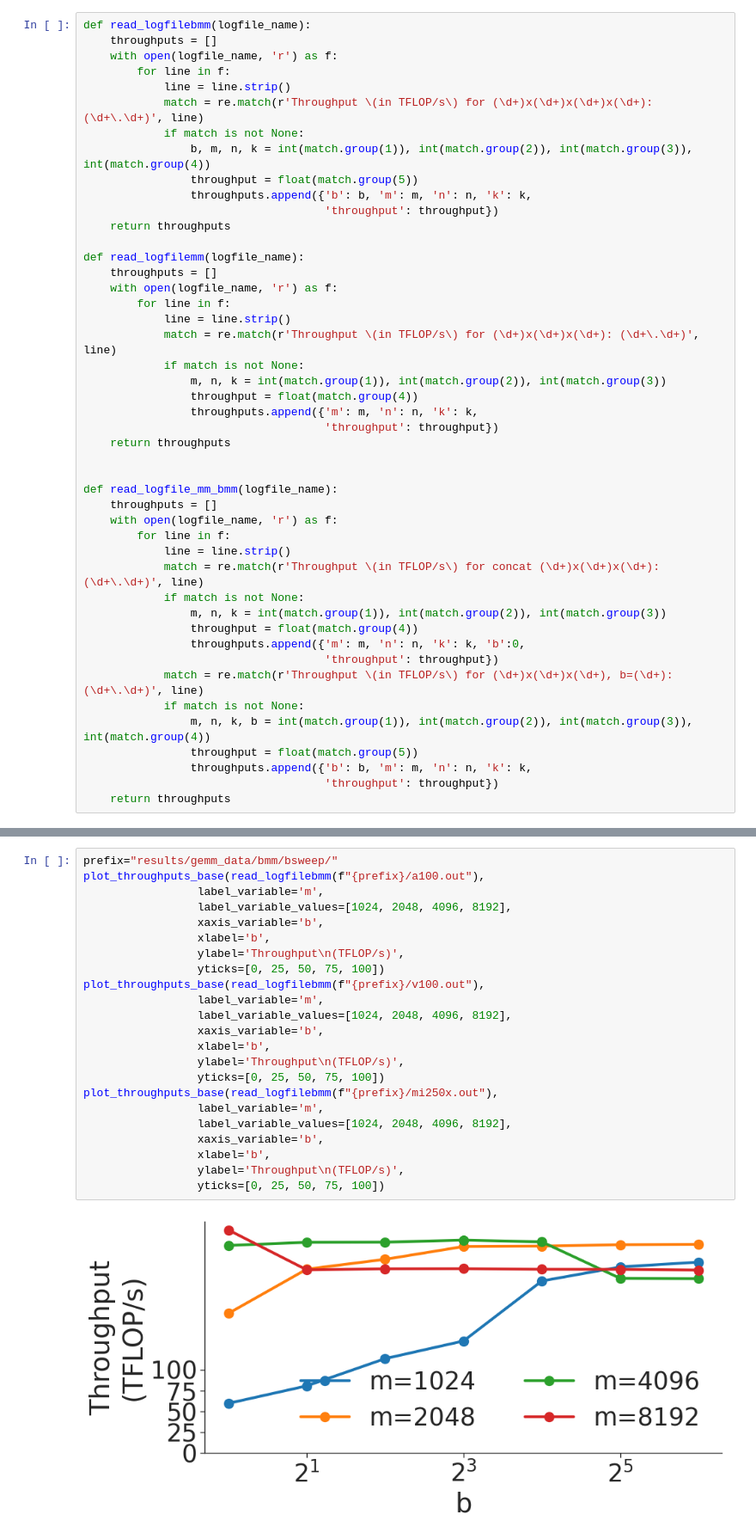
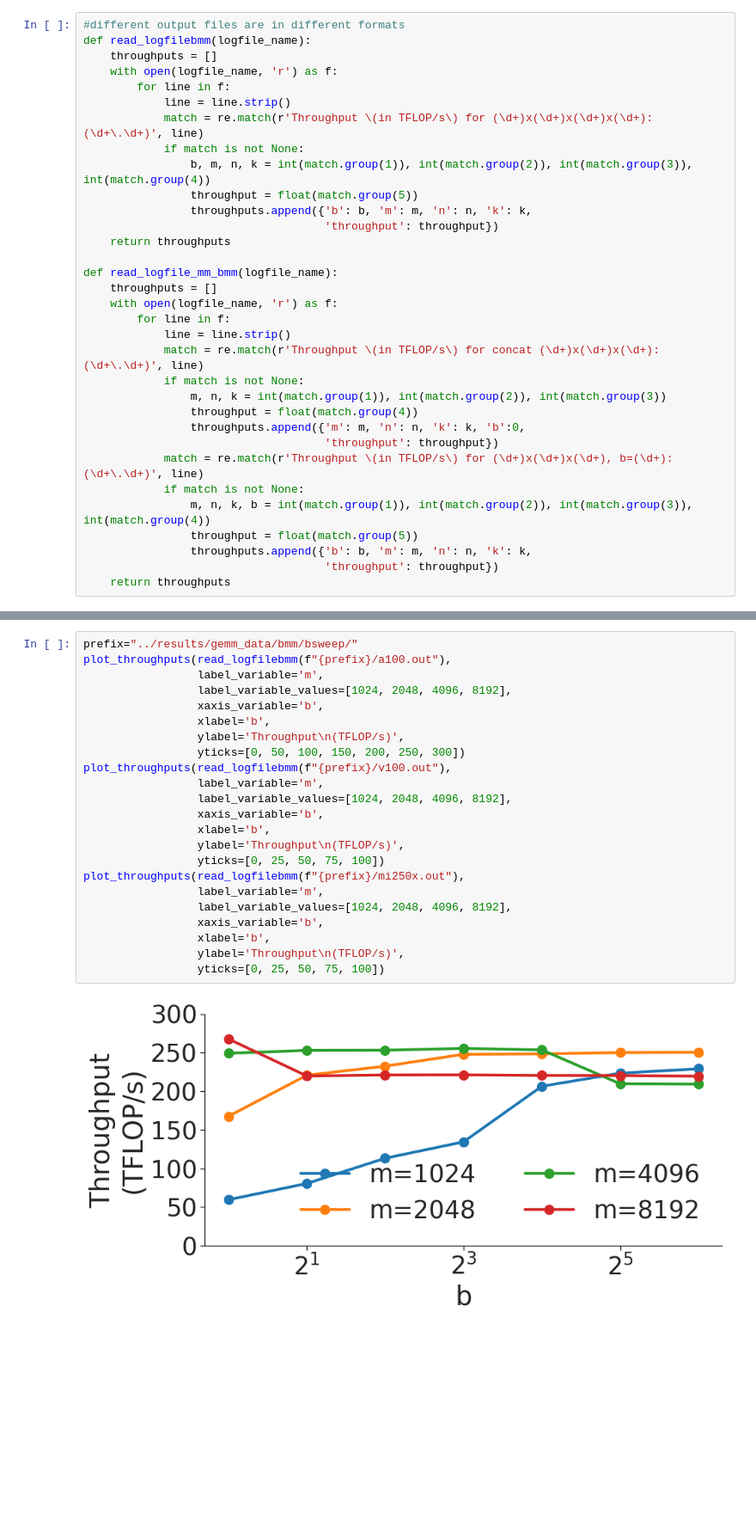
Before and after one commit to EleutherAI/cookbook, a Jupyter notebook: sizing/plotting/bmm_figures.ipynb, the cells around one changed output, grey strips where cells are left out. Shown at 86% size. Saved outputs shown, nothing was run; the diff lists cells and outputs as text; blank space fills up the shorter version.

Commit message:
add plotting and scripts

```diff
--- a/sizing/plotting/bmm_figures.ipynb
+++ b/sizing/plotting/bmm_figures.ipynb
@@ -28,6 +30,7 @@ paper_rc = {
 sns.set_context("paper", font_scale=3,  rc=paper_rc)
 current_palette = sns.color_palette()
 # %%
+#different output files are in different formats
 def read_logfilebmm(logfile_name):
     throughputs = []
     with open(logfile_name, 'r') as f:
@@ -40,20 +43,6 @@ def read_logfilebmm(logfile_name):
                 throughputs.append({'b': b, 'm': m, 'n': n, 'k': k,
                                     'throughput': throughput})
     return throughputs
-
-def read_logfilemm(logfile_name):
-    throughputs = []
-    with open(logfile_name, 'r') as f:
-        for line in f:
-            line = line.strip()
-            match = re.match(r'Throughput \(in TFLOP/s\) for (\d+)x(\d+)x(\d+): (\d+\.\d+)', line)
-            if match is not None:
-                m, n, k = int(match.group(1)), int(match.group(2)), int(match.group(3))
-                throughput = float(match.group(4))
-                throughputs.append({'m': m, 'n': n, 'k': k,
-                                    'throughput': throughput})
-    return throughputs
-
 
 def read_logfile_mm_bmm(logfile_name):
     throughputs = []
@@ -326,27 +93,27 @@ def plot_throughputs_multiple(throughputs, label_variable, label_variable_values
 # %%
-prefix="results/gemm_data/bmm/bsweep/"
-plot_throughputs_base(read_logfilebmm(f"{prefix}/a100.out"),
+prefix="../results/gemm_data/bmm/bsweep/"
+plot_throughputs(read_logfilebmm(f"{prefix}/a100.out"),
+                 label_variable='m',
+                 label_variable_values=[1024, 2048, 4096, 8192],
+                 xaxis_variable='b',
+                 xlabel='b',
+                 ylabel='Throughput\n(TFLOP/s)',
+                 yticks=[0, 50, 100, 150, 200, 250, 300])
+plot_throughputs(read_logfilebmm(f"{prefix}/v100.out"),
                  label_variable='m',
                  label_variable_values=[1024, 2048, 4096, 8192],
                  xaxis_variable='b',
                  xlabel='b',
                  ylabel='Throughput\n(TFLOP/s)',
                  yticks=[0, 25, 50, 75, 100])
-plot_throughputs_base(read_logfilebmm(f"{prefix}/v100.out"),
+plot_throughputs(read_logfilebmm(f"{prefix}/mi250x.out"),
                  label_variable='m',
                  label_variable_values=[1024, 2048, 4096, 8192],
                  xaxis_variable='b',
                  xlabel='b',
                  ylabel='Throughput\n(TFLOP/s)',
                  yticks=[0, 25, 50, 75, 100])
-plot_throughputs_base(read_logfilebmm(f"{prefix}/mi250x.out"),
-                 label_variable='m',
-                 label_variable_values=[1024, 2048, 4096, 8192],
-                 xaxis_variable='b',
-                 xlabel='b',
-                 ylabel='Throughput\n(TFLOP/s)',
-                 yticks=[0, 25, 50, 75, 100])
 # %% [output]
-[figure, old version]
+[figure, new version]
 [figure]
 [figure]
```
Also changed, not shown: parts of 9 cells of this notebook, 9 other files.
